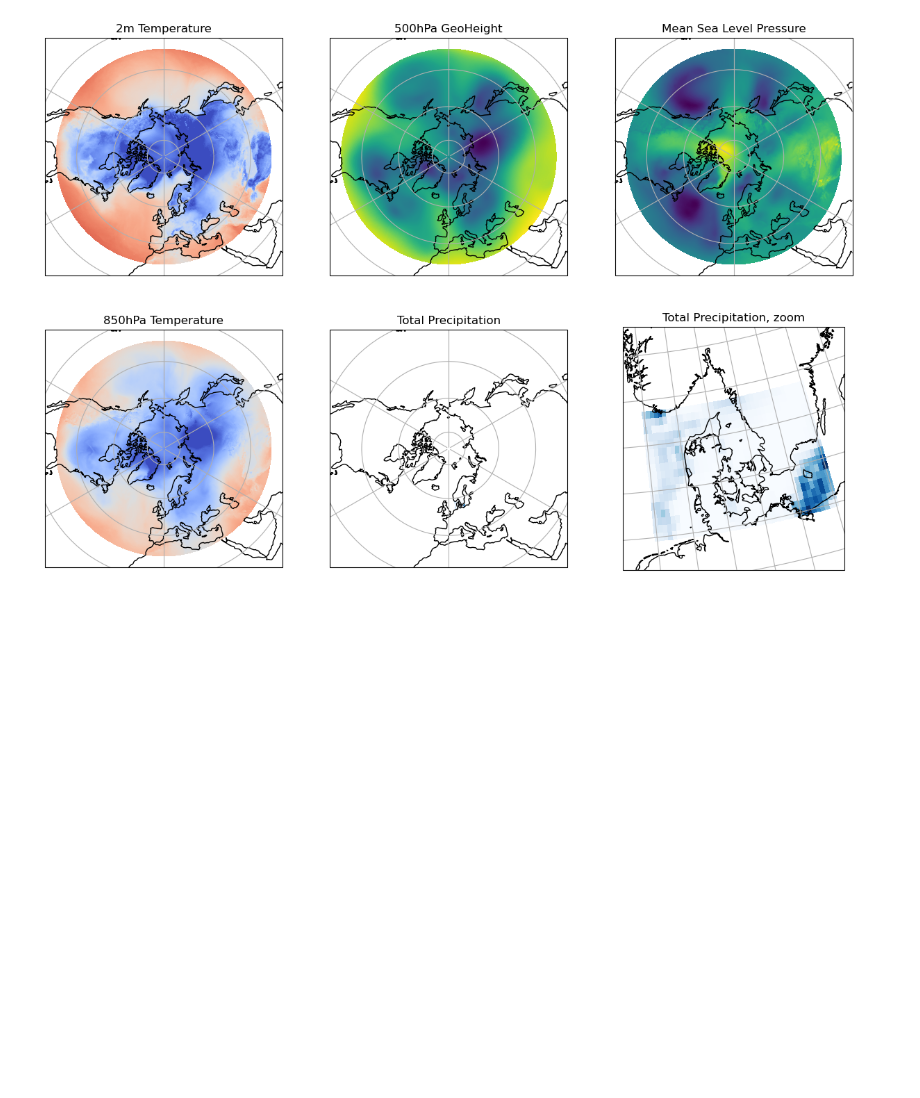
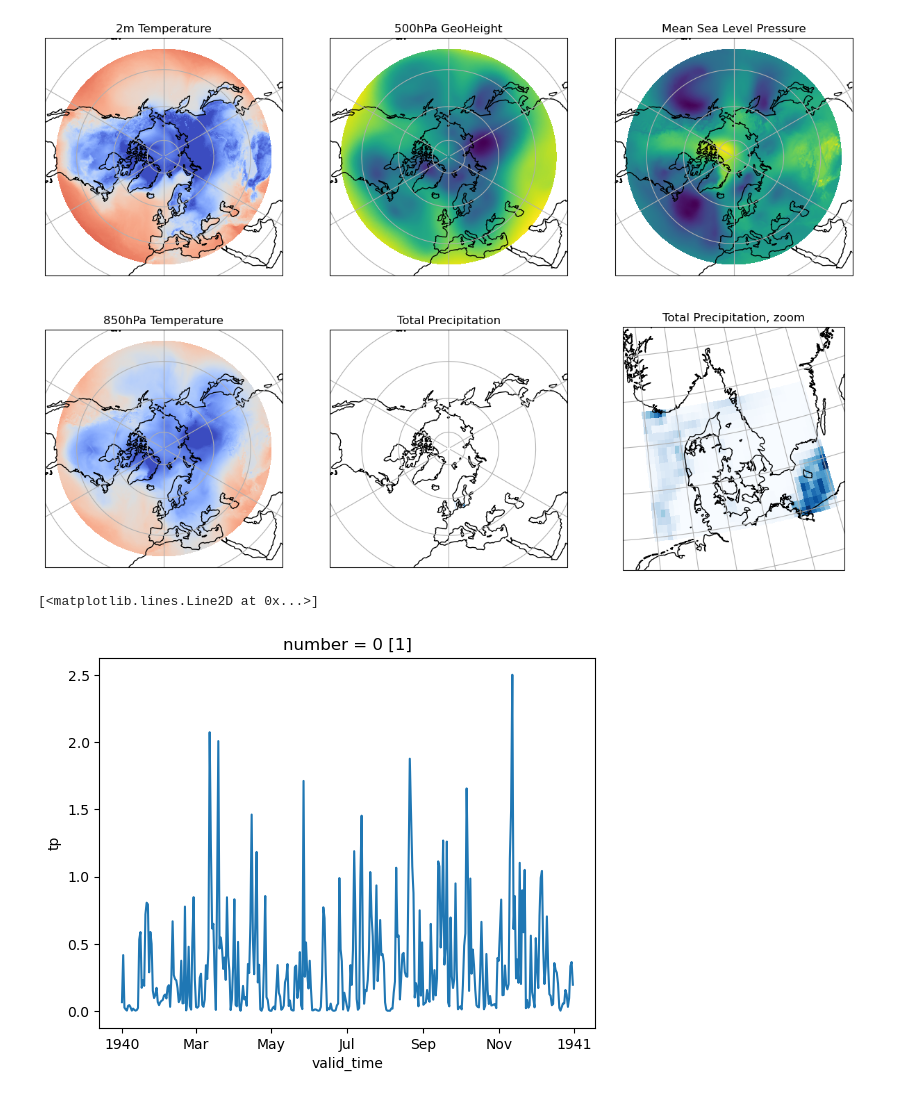
Before and after one commit to nielsdavidsen/LRP_ERA5_fork, a Jupyter notebook: jeppe/reading_the_different_data_vars.ipynb, the cells around one changed output. Saved outputs shown, nothing was run; the diff lists cells and outputs as text; code cells hidden in the pictures; blank space fills up the shorter version.

Commit message:
added means

```diff
--- a/jeppe/reading_the_different_data_vars.ipynb
+++ b/jeppe/reading_the_different_data_vars.ipynb
@@ -62,3 +79,10 @@ axs[1, 2].pcolormesh(prec.longitude, prec.latitude, prec.tp[0], transform=ccrs.P
 # %% [output]
 <cartopy.mpl.geocollection.GeoQuadMesh at 0x...>
 [figure]
+# %%
+##make a precipt mean
+prec_mean = prec.tp.mean(dim = ['longitude', 'latitude'])*1e3*4
+prec_mean.plot()
+# %% [output]
+[<matplotlib.lines.Line2D at 0x...>]
+[figure, added]
```
Also changed, not shown: parts of 3 cells of this notebook.
